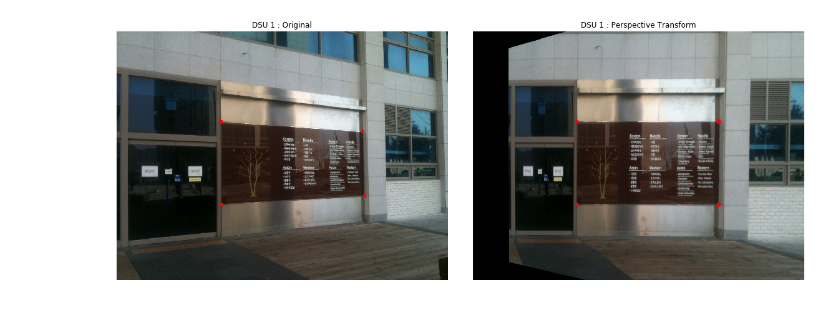
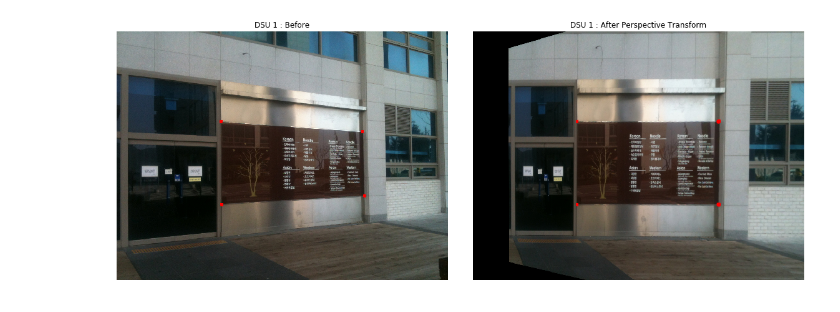
Before and after one commit to fnever520/ProgrammingComputerVision, a Jupyter notebook: 5-PerspectiveTransform.ipynb, the cells around one changed output. Saved outputs shown, nothing was run; the diff lists cells and outputs as text; code cells hidden in the pictures.

```diff
--- a/5-PerspectiveTransform.ipynb
+++ b/5-PerspectiveTransform.ipynb
@@ -1,26 +5,49 @@
+# %%
+image_list = []
+title_list = []
+for i in range(1,5):
+    image_list.append('./data_perspectiveDistortion/dsu' + str(i) + '.jpg')
+    title_list.append(['DSU ' + str(i) + ' : Before','DSU ' + str(i) + ' : After Perspective Transform'])
 # %%
-import cv2
-import numpy as np
-from matplotlib import pyplot as plt
+img = cv2.imread(image_list[0])
+original_pts = np.float32([[322, 279], [759, 311], [325, 535], [766, 508]])
+desired_pts = np.float32([[322, 279], [759, 279], [322, 535], [759, 535]])
 
-def transform(image, original_pts, desired_pts, title_list):
+def PerspectiveTransform(image, original_pts, desired_pts, title_list):
     for i in range(4):
         cv2.circle(image, tuple(original_pts[i]), 5, (0, 0, 255), -1)
 
     matrix = cv2.getPerspectiveTransform(original_pts, desired_pts)
     result = cv2.warpPerspective(image, matrix, (1024, 768))
 
     res_show = []
     res_show.append(image)
     res_show.append(result)
 
     fig = plt.figure(figsize=(16, 9))
 
     for i in range(2):
         fig.add_subplot(1,2,i+1)
         plt.title(title_list[i])
         plt.imshow(cv2.cvtColor(res_show[i], cv2.COLOR_BGR2RGB))
         plt.axis('off')
 
     plt.tight_layout()
     plt.show()
+
+def run():
+    img = cv2.imread(image_list[1])
+    original_pts = np.float32([[180, 237], [822, 219], [178, 503], [821, 514]])
+    desired_pts = np.float32([[180, 237], [822, 237], [180, 503], [822, 503]])
+    PerspectiveTransform(img, original_pts, desired_pts, title_list[1])
+
+def run2():
+    img = cv2.imread(image_list[2])
+    original_pts = np.float32([[106, 226], [701, 162], [110, 498], [705, 539]])
+    desired_pts = np.float32([[106, 226], [701, 226], [106, 498], [701, 498]])
+    PerspectiveTransform(img, original_pts, desired_pts, title_list[2])
+
+
+PerspectiveTransform(img, original_pts, desired_pts, title_list[0])
+# %% [output]
+[figure, added]
@@ -33,7 +53,0 @@ for i in range(1,5):
-# %%
-img = cv2.imread(image_list[0])
-original_pts = np.float32([[322, 279], [759, 311], [325, 535], [766, 508]])
-desired_pts = np.float32([[322, 279], [759, 279], [322, 535], [759, 535]])
-transform(img, original_pts, desired_pts, title_list[0])
-# %% [output]
-[figure, removed]
```
Also changed, not shown: parts of 8 cells of this notebook.
